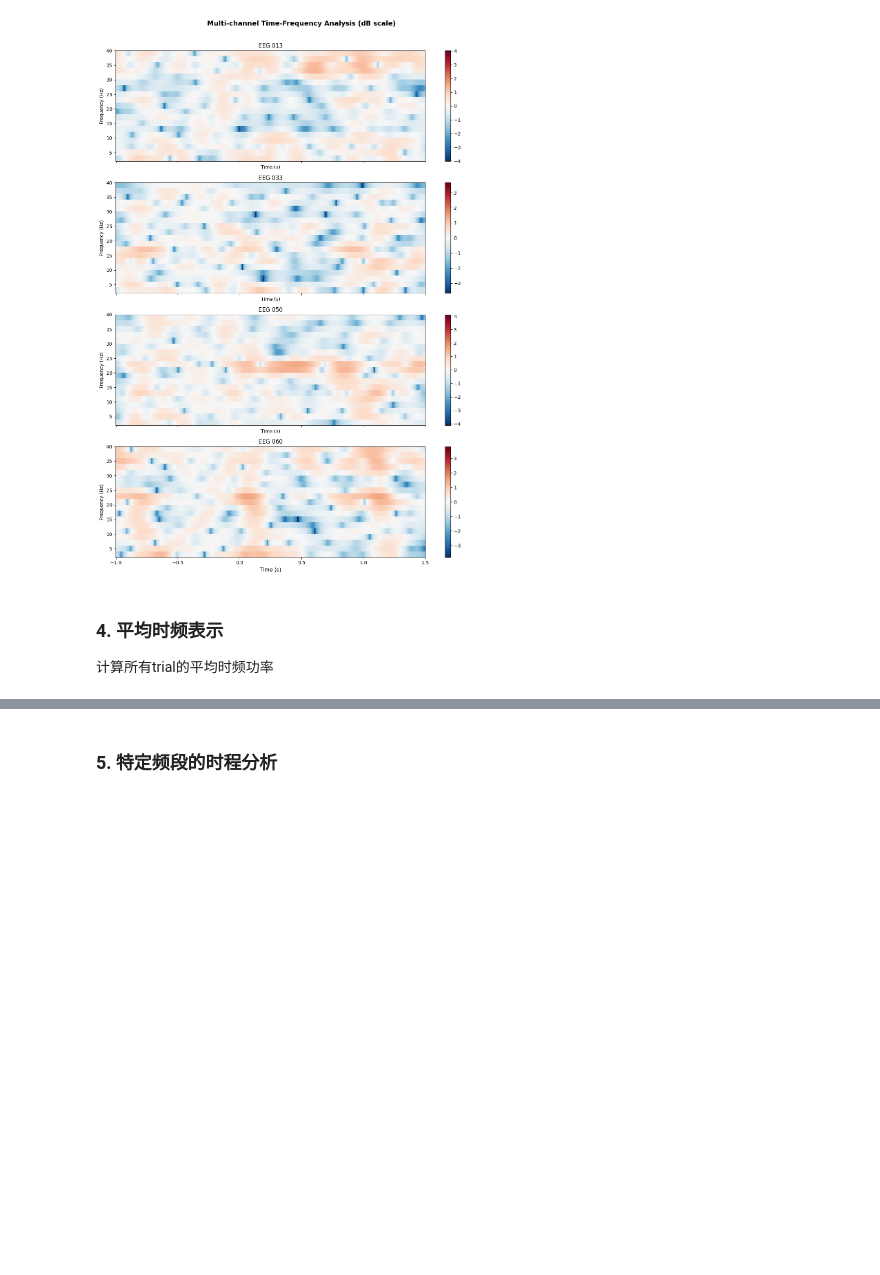
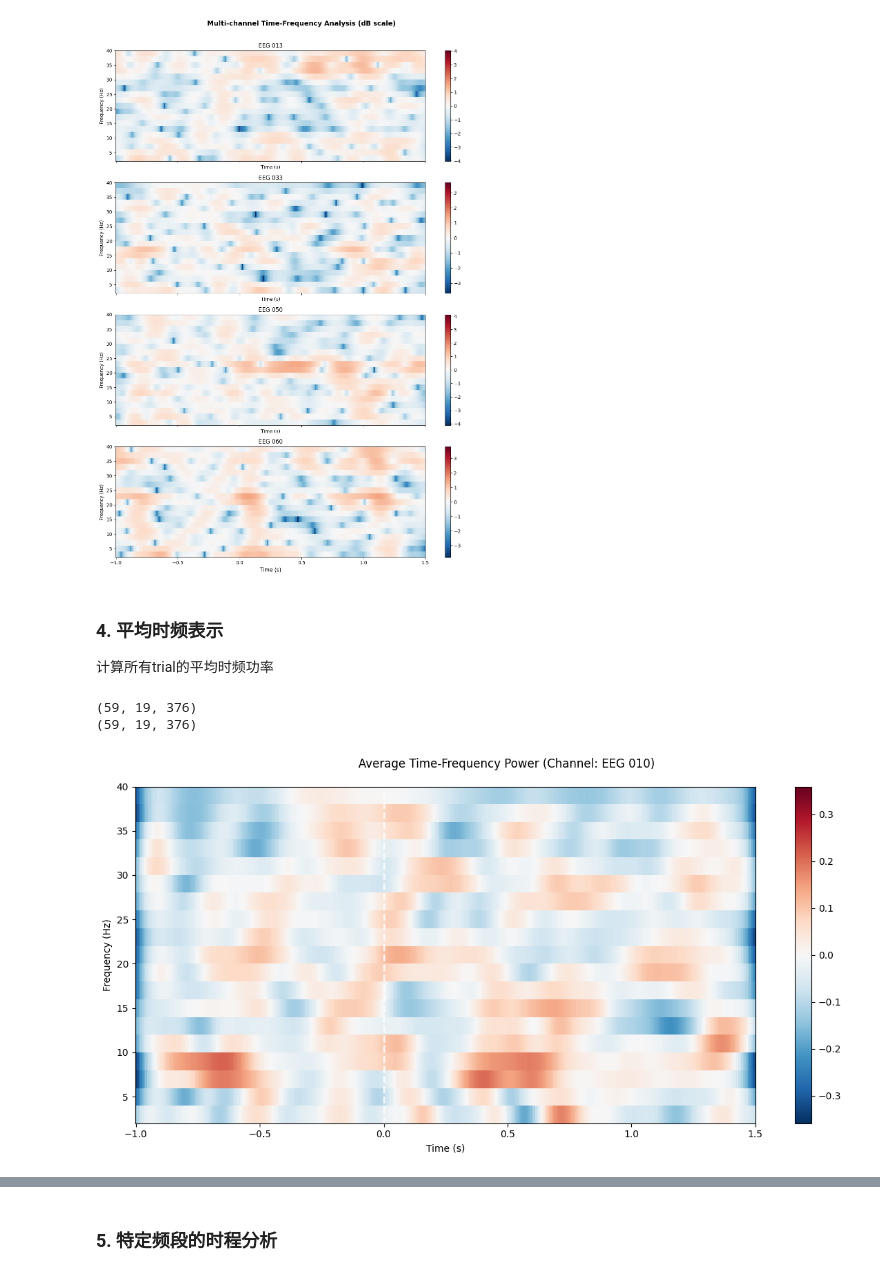
Before and after one commit to usstziyi/ERP-1, a Jupyter notebook: notebooks/Unit_04_Time_Frequency_Analysis.ipynb, the cells around one changed output, grey strips where cells are left out. Drawn from its saved outputs; the diff is of its cells as text; code cells hidden in the pictures; blank space fills up the shorter version.

```diff
--- a/notebooks/Unit_04_Time_Frequency_Analysis.ipynb
+++ b/notebooks/Unit_04_Time_Frequency_Analysis.ipynb
@@ -275,11 +275,11 @@ print("(这可能需要一些时间)")
 正在计算Morlet小波时频变换...
 (这可能需要一些时间)
 # %%
-
-# 计算时频表示
+# 使用Morlet小波的时频表示
 # use_fft=True: 使用FFT加速卷积
 # average=False: 不平均，保留每个trial的数据
 # return_itc=False: 不返回trial间相干性（ITC），节省内存
+# Time-Frequency Representation using Morlet Wavelets
 power = tfr_morlet(
     epochs,              # 输入的epochs数据
     freqs=freqs,         # 频率列表
@@ -288,7 +288,7 @@ power = tfr_morlet(
     return_itc=False,    # 不返回trial间相干性（ITC），节省内存
     average=False,       # 不平均，保留每个trial的数据
     verbose=False        # 不显示详细信息
-)
+) # shape: (trials, channels, nfreqs, times)
 
 print(f"计算完成!")
 print(f"时频数据形状: {power.data.shape}")
@@ -381,4 +388,28 @@ plt.show()
 ### 4. 平均时频表示
 
 计算所有trial的平均时频功率
+# %%
+# 计算平均时频功率
+power_avg = power.average()  # 对第0个维度(trial)进行平均化 # (59,19,376)
+# 应用基线校正，将功率值转换为相对于基线的对数比率
+power_avg.apply_baseline(baseline=(-0.5, -0.1), mode='logratio')
+ch_idx = power_avg.ch_names.index('EEG 010')
+
+# 使用MNE的可视化方法
+fig, ax = plt.subplots(figsize=(12, 6))
+power_avg.plot(
+    picks=[ch_idx], # (19,376)
+    show=False,
+    axes=ax,
+    cmap='RdBu_r',
+    colorbar=True,
+    title=f'Average Time-Frequency Power (Channel: {power_avg.ch_names[ch_idx]})'
+)
+ax.axvline(x=0, color='white', linestyle='--', linewidth=2, alpha=0.8)
+plt.tight_layout()
+plt.show()
+# %% [output]
+(59, 19, 376)
+(59, 19, 376)
+[figure, added]
 # %%
```
Also changed, not shown: parts of 16 cells of this notebook, 2 other files.
